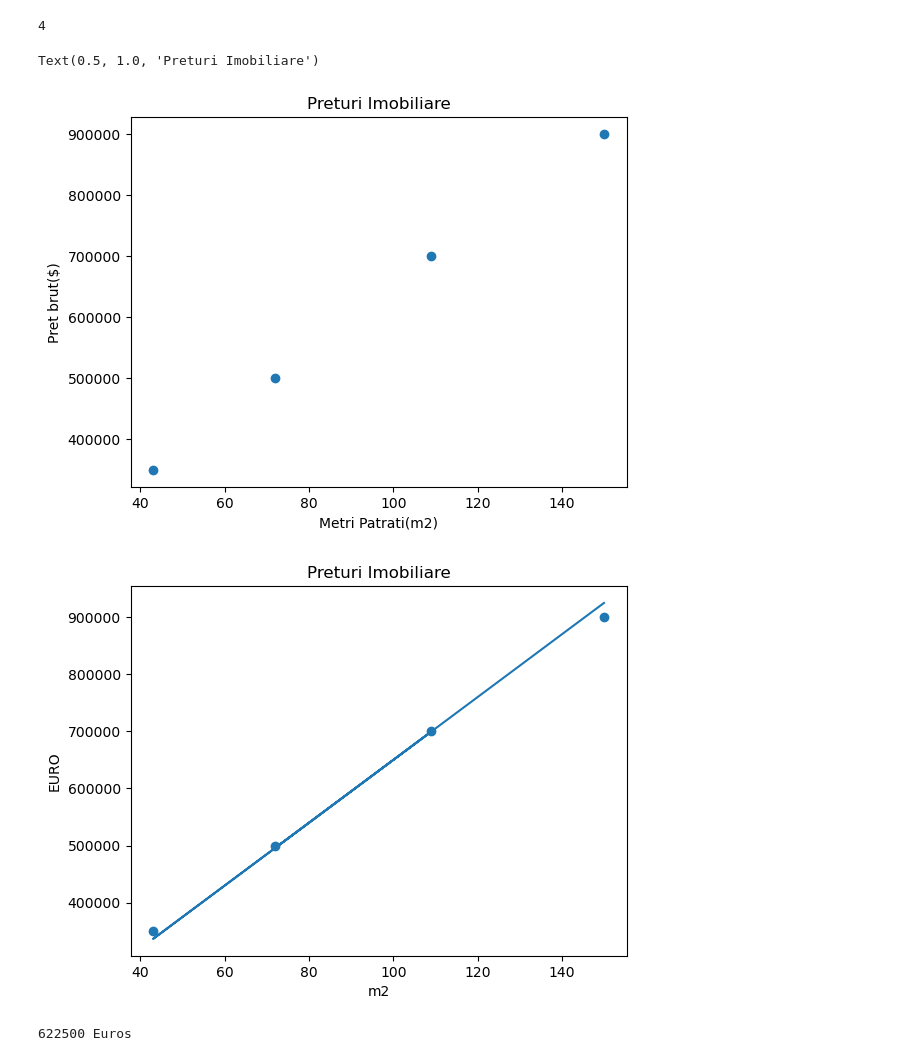
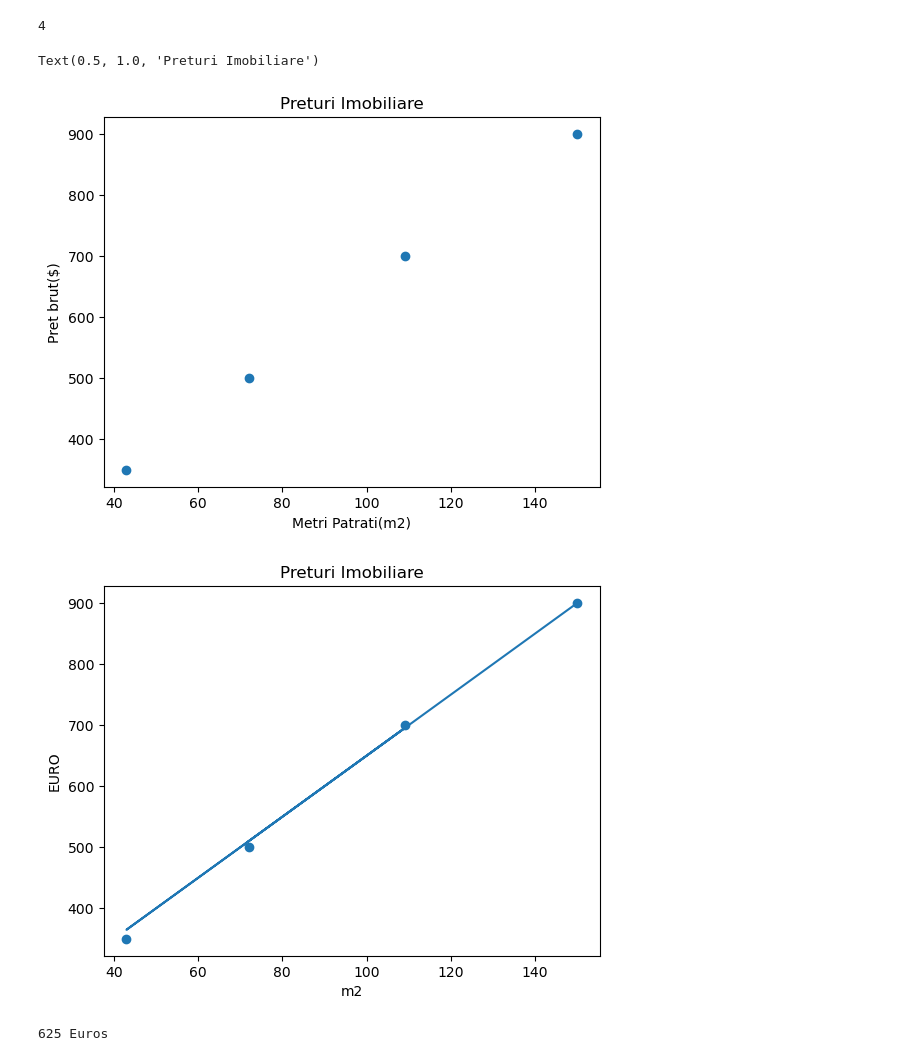
Before and after one commit to pmodran/andrew.ng, a Jupyter notebook: week1/personal.test.ipynb, the cells around one changed output. Saved outputs shown, nothing was run; the diff lists cells and outputs as text; code cells hidden in the pictures.

```diff
--- a/week1/personal.test.ipynb
+++ b/week1/personal.test.ipynb
@@ -5,7 +5,7 @@ import numpy as np
 from matplotlib import pyplot
 # %%
 x_train = np.array([72, 109, 43, 150])
-y_train = np.array([500000, 700000, 350000, 900000])
+y_train = np.array([500, 700, 350, 900])
 # %%
 m = len(x_train)
 m
@@ -18,7 +18,7 @@ pyplot.ylabel('Pret brut($)')
 pyplot.title('Preturi Imobiliare')
 # %% [output]
 Text(0.5, 1.0, 'Preturi Imobiliare')
-[figure, old version]
+[figure, new version]
 # %%
 w = 1  # weight
 b = 1   #bias
@@ -33,24 +33,24 @@ def compute_linear_regression(x,w,b):
         f_wb[i] = w * x[i] + b
     return f_wb
 # %%
-w1 = 5500
+w1 = 5
 
-b1 = 100000
+b1 = 150
 
 f1 = compute_linear_regression(x_train, w1, b1)
 
 pyplot.plot(x_train, f1)
 pyplot.scatter(x_train, y_train)
 
 
 pyplot.title('Preturi Imobiliare')
 pyplot.xlabel('m2')
 pyplot.ylabel('EURO')
 
 
 pyplot.show()
 # %% [output]
-[figure, old version]
+[figure, new version]
 # %%
 x_1 = 95  # new input that we want to guess how much it costs
 
@@ -58,4 +58,4 @@ y_prediction = x_1*w1 + b1
 
 print(f"{y_prediction} Euros")
 # %% [output]
-622500 Euros
+625 Euros
```
Also changed, not shown: parts of 2 cells of this notebook.
